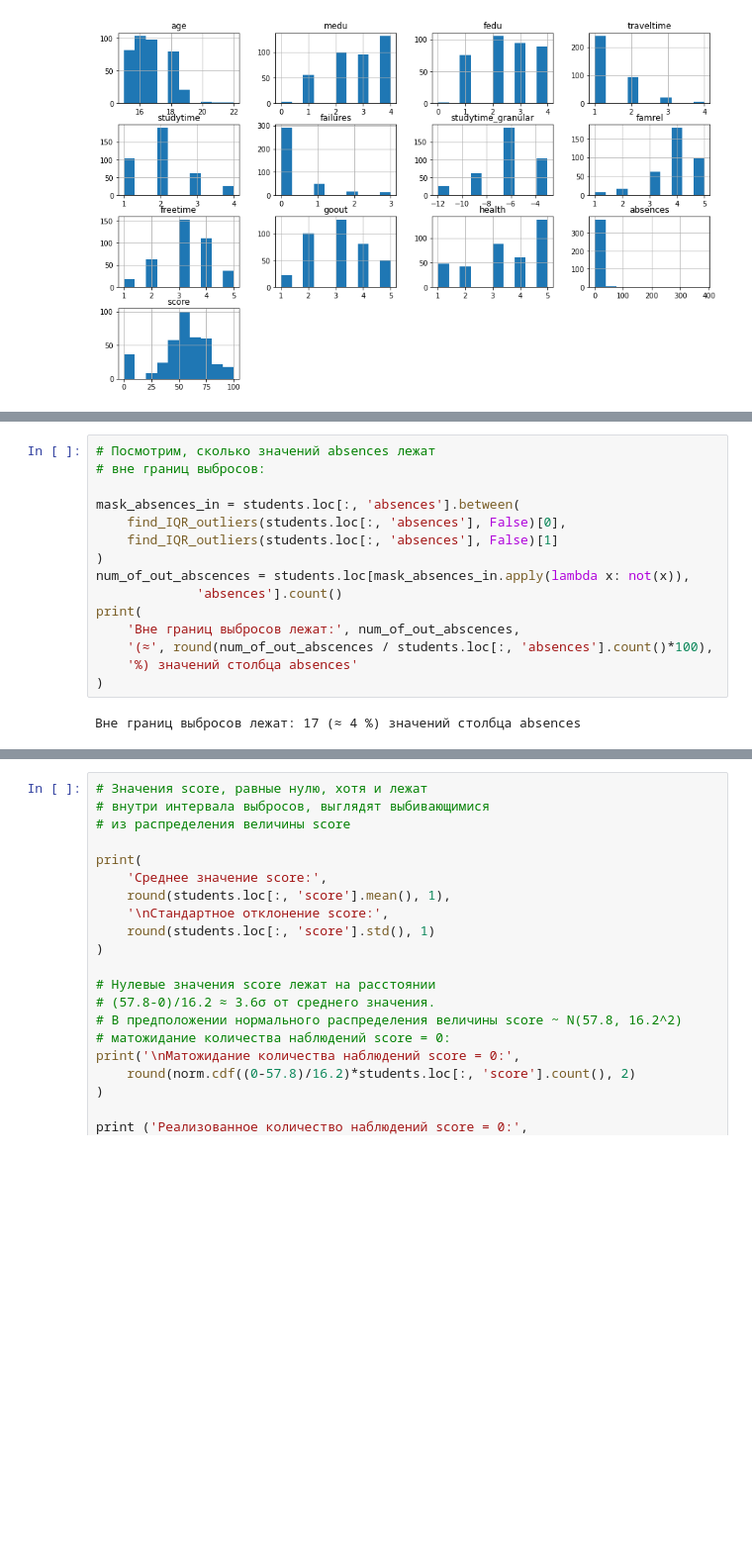
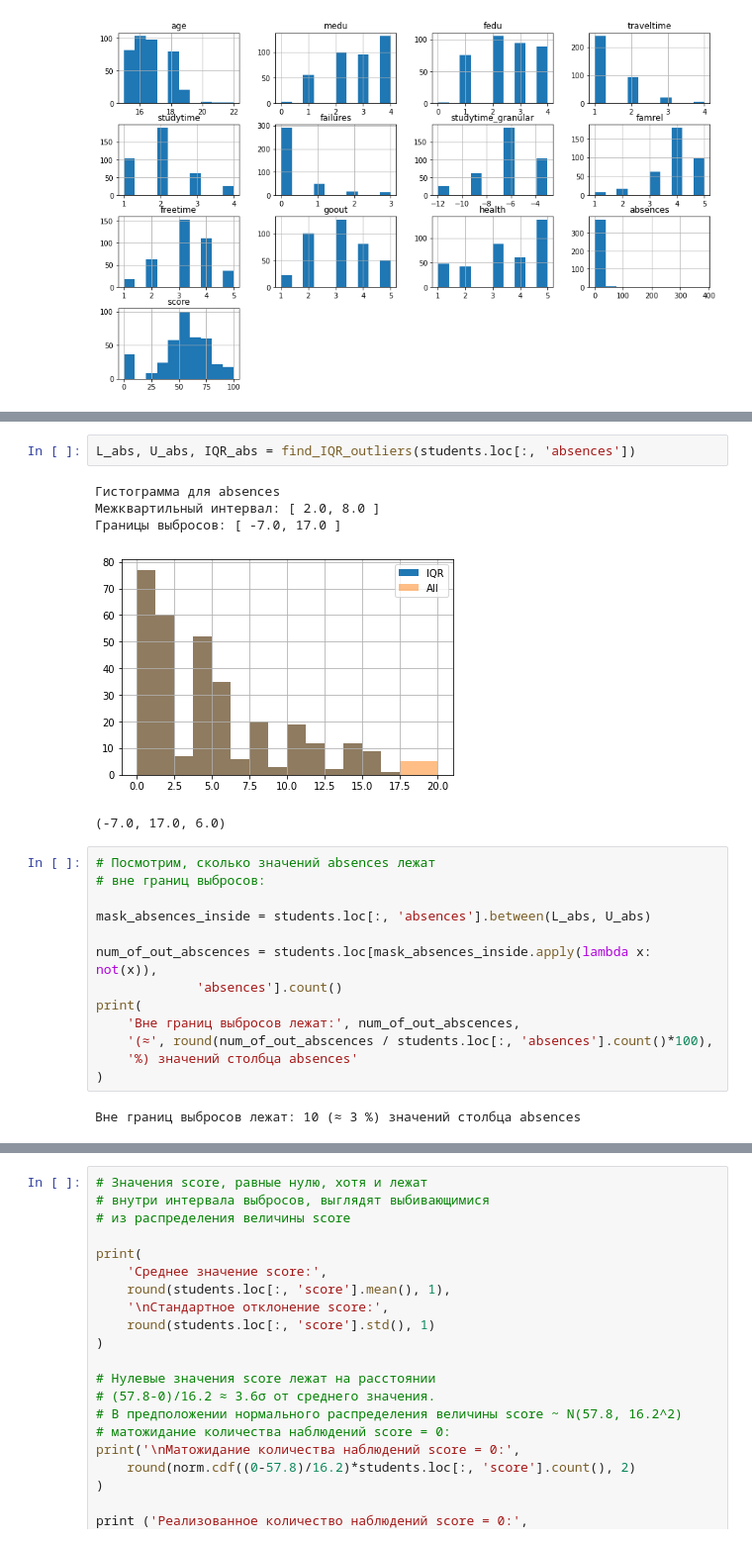
Before and after one commit to akitim/SkillFactory_projects, a Jupyter notebook: Project_2_EDA_Timofey_Akimkin.ipynb, the cells around one changed output, grey strips where cells are left out. Shown at 99% size. Cells and saved outputs as stored; diff of their text form; blank space fills up the shorter version.

```diff
--- a/Project_2_EDA_Timofey_Akimkin.ipynb
+++ b/Project_2_EDA_Timofey_Akimkin.ipynb
@@ -314,12 +330,18 @@ for col in ['age', 'absences', 'score']:
+# %%
+L_abs, U_abs, IQR_abs = find_IQR_outliers(students.loc[:, 'absences'])
+# %% [output]
+Гистограмма для absences
+Межквартильный интервал: [ 2.0, 8.0 ]
+Границы выбросов: [ -7.0, 17.0 ]
+[figure, added]
+(-7.0, 17.0, 6.0)
 # %%
 # Посмотрим, сколько значений absences лежат
 # вне границ выбросов:
 
-mask_absences_in = students.loc[:, 'absences'].between(
-    find_IQR_outliers(students.loc[:, 'absences'], False)[0],
-    find_IQR_outliers(students.loc[:, 'absences'], False)[1]
-)
-num_of_out_abscences = students.loc[mask_absences_in.apply(lambda x: not(x)),
+mask_absences_inside = students.loc[:, 'absences'].between(L_abs, U_abs)
+
+num_of_out_abscences = students.loc[mask_absences_inside.apply(lambda x: not(x)),
              'absences'].count()
 print(
     'Вне границ выбросов лежат:', num_of_out_abscences,
@@ -327,7 +349,7 @@ print(
     '%) значений столбца absences'
 )
 # %% [output]
-Вне границ выбросов лежат: 17 (≈ 4 %) значений столбца absences
+Вне границ выбросов лежат: 10 (≈ 3 %) значений столбца absences
 # %%
 # Это небольшая доля значений, можно считать их выбросами
 # и удалить из столбца absences:
```
Also changed, not shown: parts of 12 cells of this notebook.
